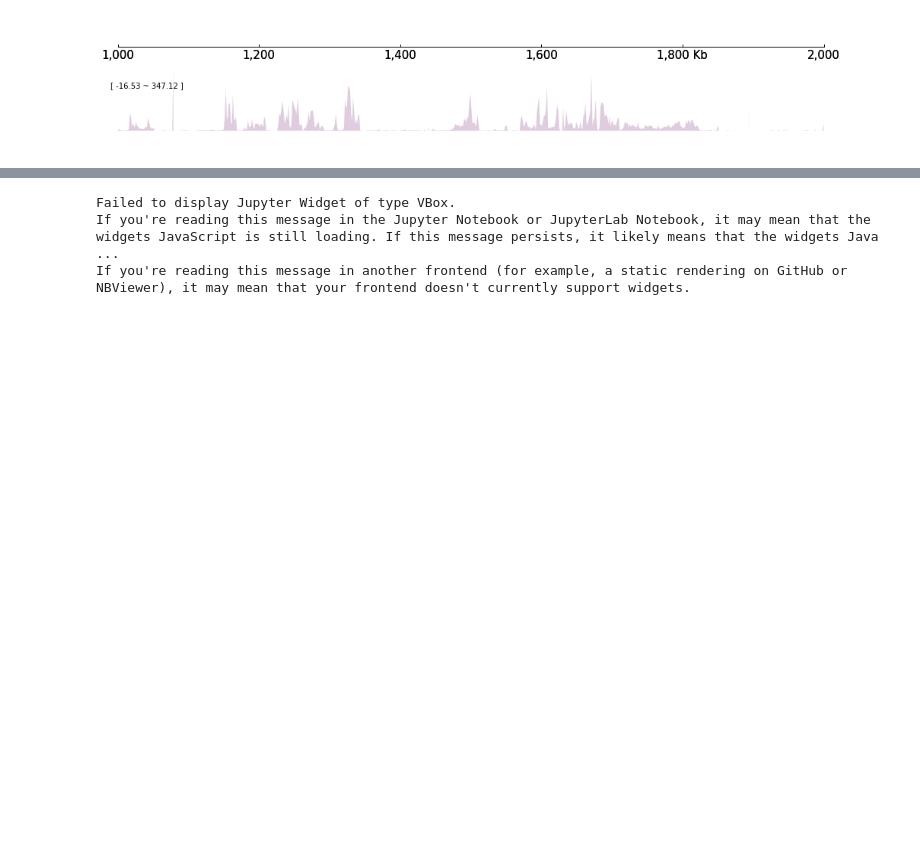
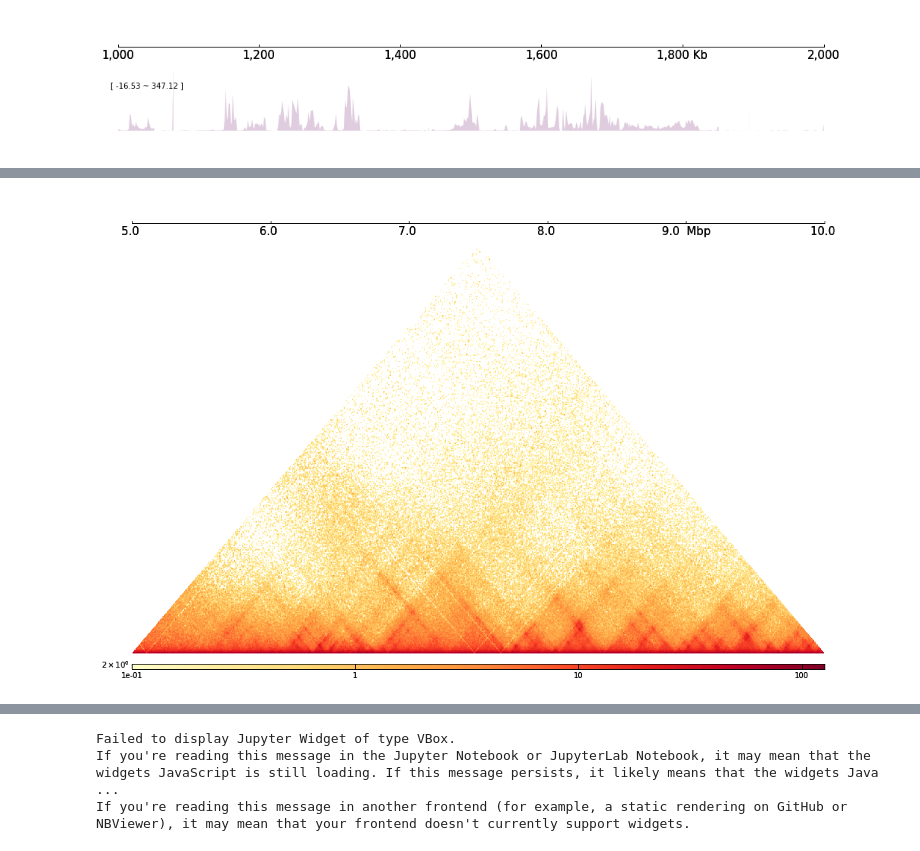
Before and after one commit to GangCaoLab/CoolBox, a Jupyter notebook: demo/coolbox_guide.ipynb, the cells around one changed output, grey strips where cells are left out. Cells and saved outputs as stored; diff of their text form; code cells hidden in the pictures; blank space fills up the shorter version.

```diff
--- a/demo/coolbox_guide.ipynb
+++ b/demo/coolbox_guide.ipynb
@@ -114,0 +153,5 @@ bsr = Browser(frame)
+# %%
+frame = XAxis() + Cool("data/K562_MbolI_5kb.cool") + MinValue(1e-1)
+frame.plot("chr1", 5_000_000, 10_000_000)
+# %% [output]
+[figure, added]
```
Also changed, not shown: parts of 77 cells of this notebook, 1 other file.
